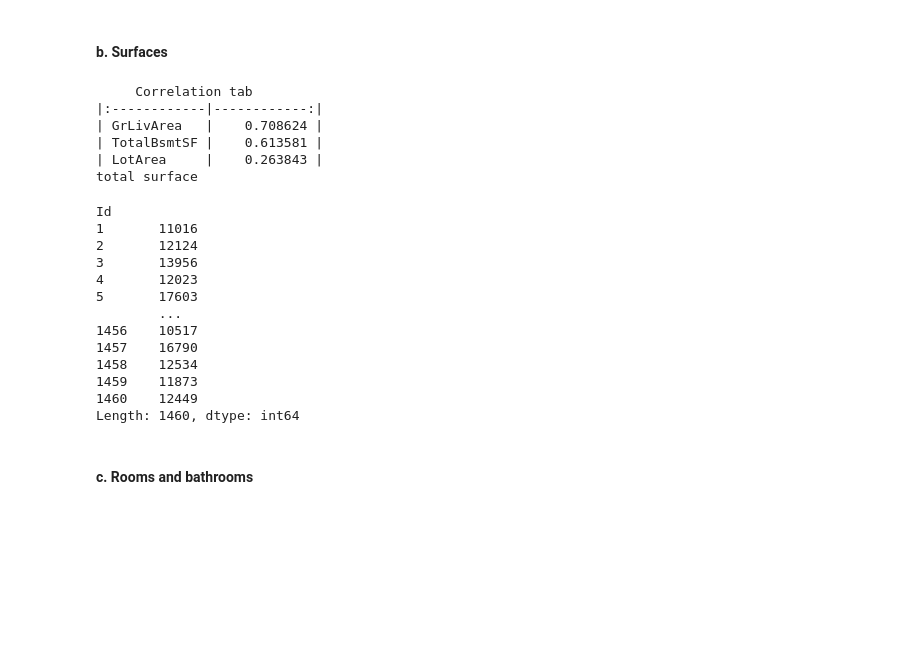
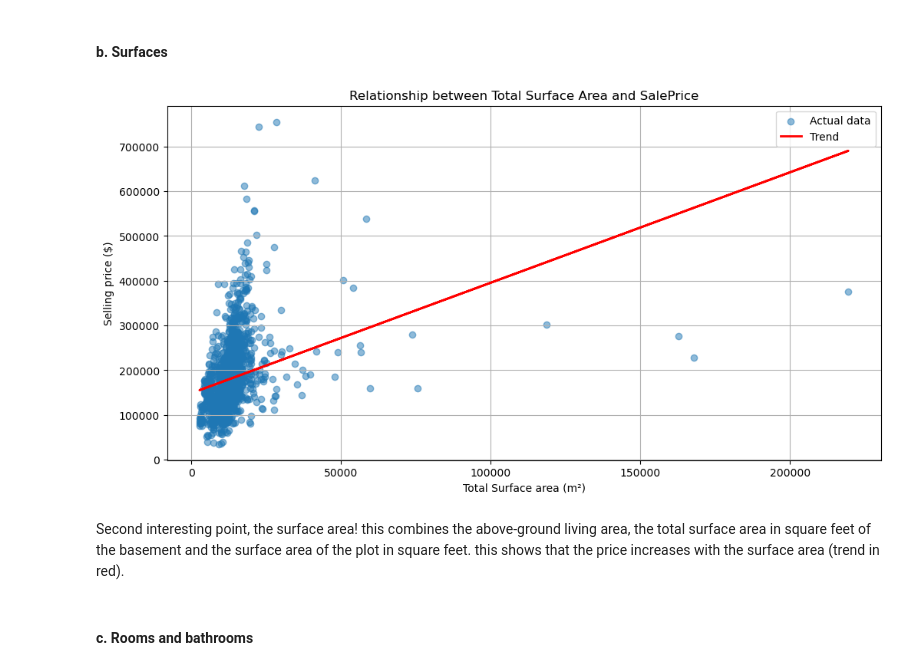
Before and after one commit to superMass14/immoSense, a Jupyter notebook: notebook/main.ipynb, the cells around one changed output. Saved outputs shown, nothing was run; the diff lists cells and outputs as text; code cells hidden in the pictures; blank space fills up the shorter version.

```diff
--- a/notebook/main.ipynb
+++ b/notebook/main.ipynb
@@ -259,32 +265,27 @@ Name: SalePrice, dtype: float64
 #### b. Surfaces
 # %%
 surface_tab = df[["GrLivArea", "TotalBsmtSF", "LotArea", "SalePrice"]]
-print("Correlation tab".center(25, " "))
-print(surface_tab.corr().iloc[:-1,-1].to_markdown())
+# print("Correlation tab".center(25, " "))
+# print(surface_tab.corr().iloc[:-1,-1].to_markdown())
 # total surface
 total_surface = surface_tab.iloc[:, 0] + surface_tab.iloc[:, 1] + surface_tab.iloc[:, 2]
-print("total surface")
-total_surface
+# print("total surface",total_surface)
+# total_surface
+plt.figure(figsize=(12, 6))
+plt.scatter(total_surface, df["SalePrice"], alpha=0.5, label="Actual data")
+plt.plot(total_surface, np.poly1d(np.polyfit(total_surface, df["SalePrice"], 1))(total_surface), color="red", linewidth=2, label="Trend")
+
+plt.xlabel("Total Surface area (m²)")
+plt.ylabel("Selling price ($)")
+plt.title("Relationship between Total Surface Area and SalePrice")
+plt.legend()
+plt.grid(True)
+
+plt.show()
 # %% [output]
-     Correlation tab
-|:------------|------------:|
-| GrLivArea   |    0.708624 |
-| TotalBsmtSF |    0.613581 |
-| LotArea     |    0.263843 |
-total surface
-Id
-1       11016
-2       12124
-3       13956
-4       12023
-5       17603
-        ...
-1456    10517
-1457    16790
-1458    12534
-1459    11873
-1460    12449
-Length: 1460, dtype: int64
+[figure, added]
+# %% [markdown]
+Second interesting point, the surface area! this combines the above-ground living area, the total surface area in square feet of the basement and the surface area of the plot in square feet. this shows that the price increases with the surface area (trend in red).
 # %% [markdown]
 #### c. Rooms and bathrooms
 # %%
```
Also changed, not shown: parts of 10 cells of this notebook.
